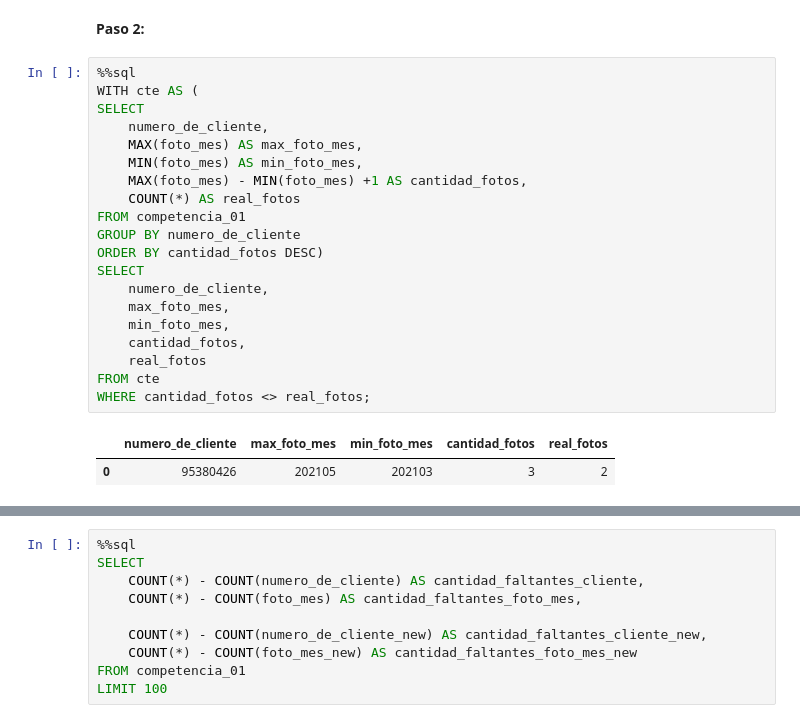
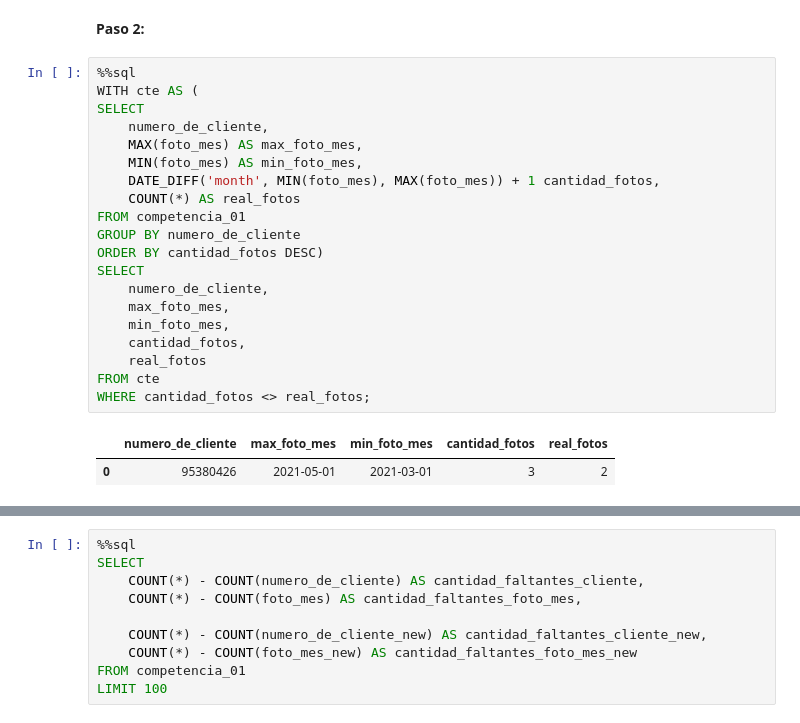
Before and after one commit to UribeAlejandro/dmeyf2023, a Jupyter notebook: src/monday/z101_target_sql.ipynb, the cells around one changed output, grey strips where cells are left out. Cells and saved outputs as stored; diff of their text form.

```diff
--- a/src/monday/z101_target_sql.ipynb
+++ b/src/monday/z101_target_sql.ipynb
@@ -116,26 +132,26 @@ LIMIT 5;
 # %%
 %%sql
 WITH cte AS (
 SELECT
     numero_de_cliente,
     MAX(foto_mes) AS max_foto_mes,
     MIN(foto_mes) AS min_foto_mes,
-    MAX(foto_mes) - MIN(foto_mes) +1 AS cantidad_fotos,
+    DATE_DIFF('month', MIN(foto_mes), MAX(foto_mes)) + 1 cantidad_fotos,
     COUNT(*) AS real_fotos
 FROM competencia_01
 GROUP BY numero_de_cliente
 ORDER BY cantidad_fotos DESC)
 SELECT
     numero_de_cliente,
     max_foto_mes,
     min_foto_mes,
     cantidad_fotos,
     real_fotos
 FROM cte
 WHERE cantidad_fotos <> real_fotos;
 # %% [output]
 |  | numero_de_cliente | max_foto_mes | min_foto_mes | cantidad_fotos | real_fotos |
-| 0 | 95380426 | 202105 | 202103 | 3 | 2 |
+| 0 | 95380426 | 2021-05-01 | 2021-03-01 | 3 | 2 |
 # %%
 %%sql
 SELECT
```
Also changed, not shown: parts of 30 cells of this notebook, 4 other files.
